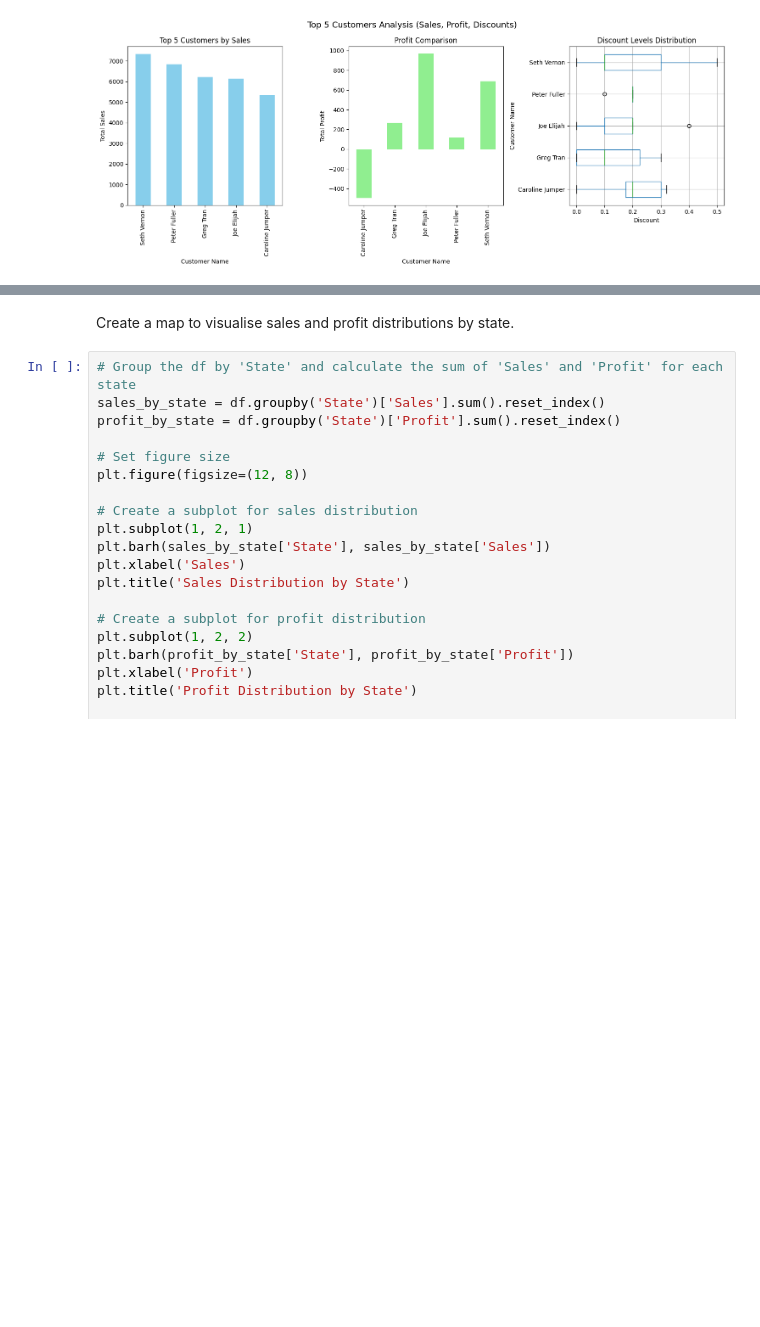
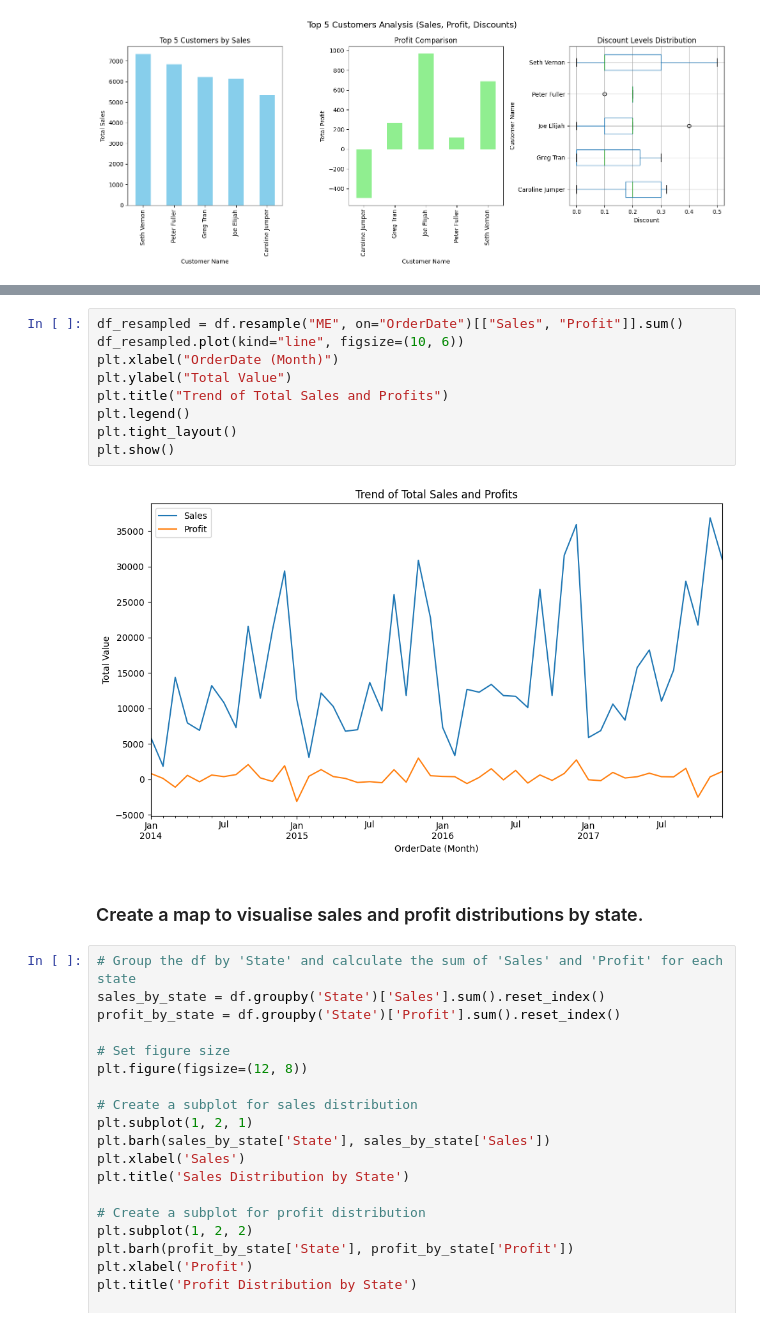
Before and after one commit to juto-shogan/company_stats, a Jupyter notebook: main.ipynb, the cells around one changed output, grey strips where cells are left out. Cells and saved outputs as stored; diff of their text form; blank space fills up the shorter version.

```diff
--- a/part1.ipynb
+++ b/main.ipynb
@@ -429,5 +354,16 @@ Number of Products: 380
+# %%
+df_resampled = df.resample("ME", on="OrderDate")[["Sales", "Profit"]].sum()
+df_resampled.plot(kind="line", figsize=(10, 6))
+plt.xlabel("OrderDate (Month)")
+plt.ylabel("Total Value")
+plt.title("Trend of Total Sales and Profits")
+plt.legend()
+plt.tight_layout()
+plt.show()
+# %% [output]
+[figure, added]
 # %% [markdown]
-Create a map to visualise sales and profit distributions by state.
+### Create a map to visualise sales and profit distributions by state.
 # %%
 # Group the df by 'State' and calculate the sum of 'Sales' and 'Profit' for each state
 sales_by_state = df.groupby('State')['Sales'].sum().reset_index()
```
Also changed, not shown: parts of 31 cells of this notebook, 8 other files.
